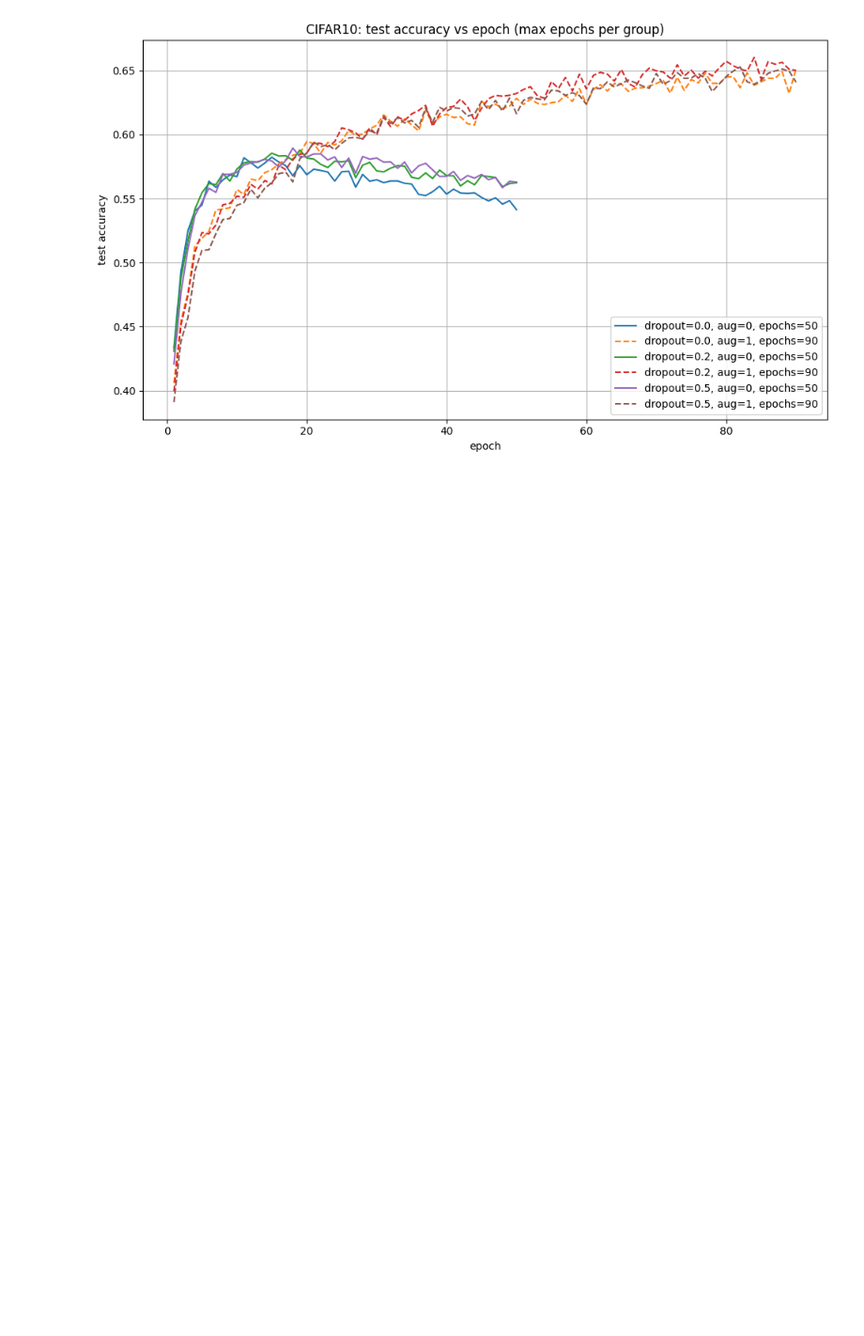
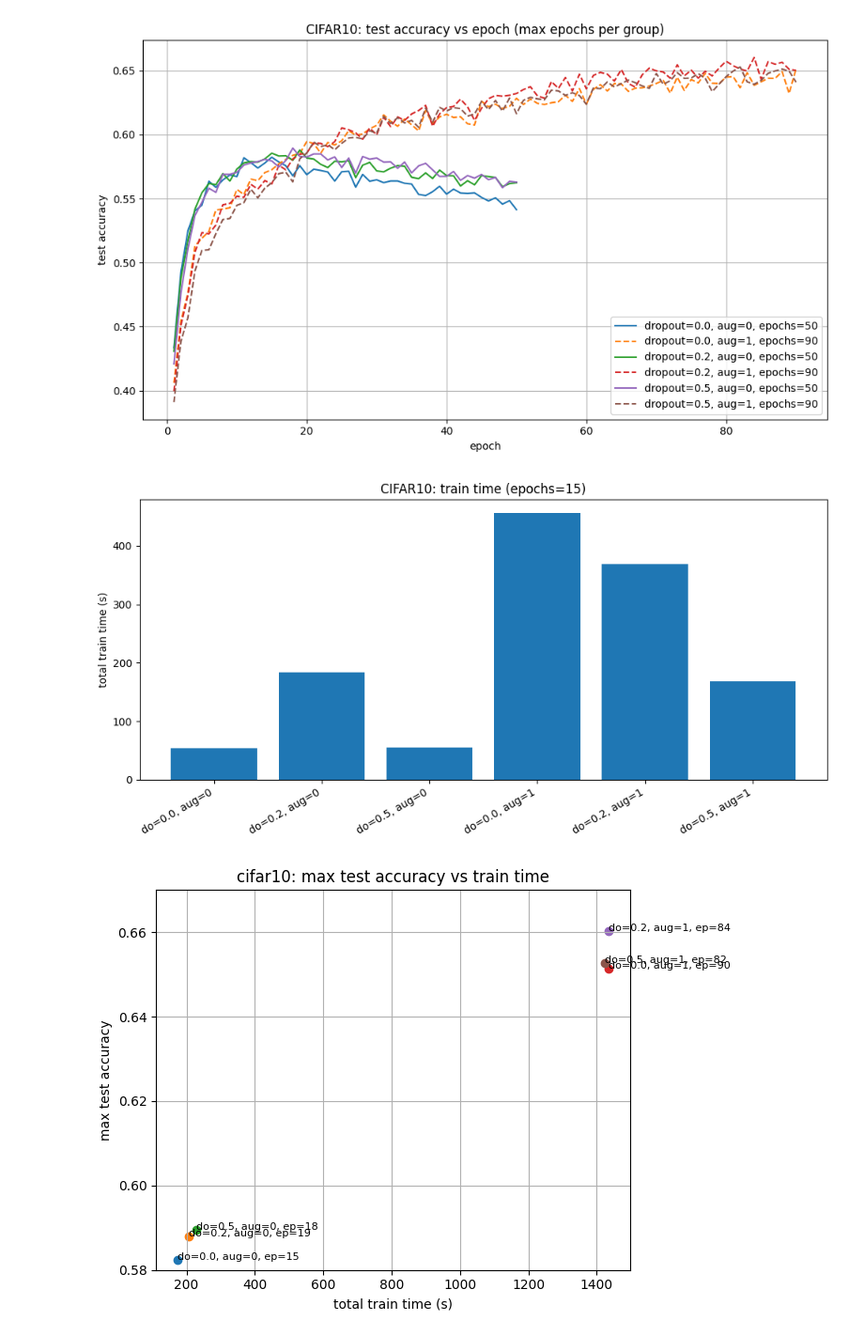
Before and after one commit to hasanguenes/ML_UE3, a Jupyter notebook: analysis_lenet.ipynb, the cells around one changed output. Shown at 94% size. Saved outputs shown, nothing was run; the diff lists cells and outputs as text; code cells hidden in the pictures; blank space fills up the shorter version.

```diff
--- a/analysis_lenet.ipynb
+++ b/analysis_lenet.ipynb
@@ -159,2 +383,82 @@ _ = plot_eval_acc_max_per_group("runs/test/LENET5/CIFAR10", save_path="analysis_
 # %% [output]
 [figure]
+# %%
+def load_best_runs_per_group_fixed_epochs(dataset_dir: str | Path, target_epochs: int):
+    """
+    Like load_best_runs_per_group(...), but ONLY considers runs where config['epochs'] == target_epochs.
+    If multiple runs exist per (dropout, augment) at that epoch setting, keeps the one with the longest
+    history (safety) and/or latest run_dir name ordering.
+    """
+    dataset_dir = Path(dataset_dir)
+    run_dirs = [
+        p for p in dataset_dir.iterdir()
+        if p.is_dir() and (p / "config.json").exists() and (p / "history.json").exists()
+    ]
+
+    runs = []
+    for rd in run_dirs:
+        cfg = _load_json(rd / "config.json")
+        hist = _load_json(rd / "history.json")
+
+        # treat eval_* as TEST, but keep field names unchanged
+        eval_acc = hist.get("eval_acc", [])
+        train_t = hist.get("train_time_s", [])
+        eval_t = hist.get("eval_time_s", [])
+
+        if not eval_acc or not train_t or not eval_t:
+            continue
+
+        # filter by epochs in config
+        try:
+            epochs_cfg = int(cfg.get("epochs"))
+        except Exception:
+            continue
+        if epochs_cfg != int(target_epochs):
+            continue
+
+        dropout = float(cfg.get("dropout"))
+        augment = int(cfg.get("augment"))
+
+        runs.append({
+            "run_dir": rd,
+            "dropout": dropout,
+            "augment": augment,
+            "eval_acc": eval_acc,
+            "train_time_s": train_t,
+            "eval_time_s": eval_t,
+        })
+
+    best = {}
+    for r in runs:
+        key = (r["dropout"], r["augment"])
+        if key not in best:
+            best[key] = r
+            continue
+
+        # prefer longer history (safety); if tie, prefer "later" run_dir name (often timestamped)
+        if len(r["eval_acc"]) > len(best[key]["eval_acc"]):
+            best[key] = r
+        elif len(r["eval_acc"]) == len(best[key]["eval_acc"]) and r["run_dir"].name > best[key]["run_dir"].name:
+            best[key] = r
+
+    if not best:
+        raise RuntimeError(f"No usable runs found in {dataset_dir} with epochs=={target_epochs}")
+
+    return best
+
+
+dataset_dir = Path("runs/test/LENET5/cifar10")  # change to CIFAR10/GTSRB as needed
+
+best = load_best_runs_per_group(dataset_dir)
+rows = runtime_summary(best, threshold=0.60)
+
+best_15 = load_best_runs_per_group_fixed_epochs("runs/test/LENET5/CIFAR10", target_epochs=15)
+rows_15 = runtime_summary(best_15, threshold=0.60)
+plot_total_time(rows_15, title="CIFAR10: train time (epochs=15)")
+
+# print_runtime_table(rows)
+# plot_total_time(rows, title=f"{dataset_dir.name}: total train time (per dropout and augmentation)",  dataset_name=dataset_dir.name, normalize_epochs=15)
+plot_efficiency(rows, title=f"{dataset_dir.name}: max test accuracy vs train time", dataset_name=dataset_dir.name)
+# %% [output]
+[figure, added]
+[figure, added]
```
Also changed, not shown: parts of 4 cells of this notebook.
